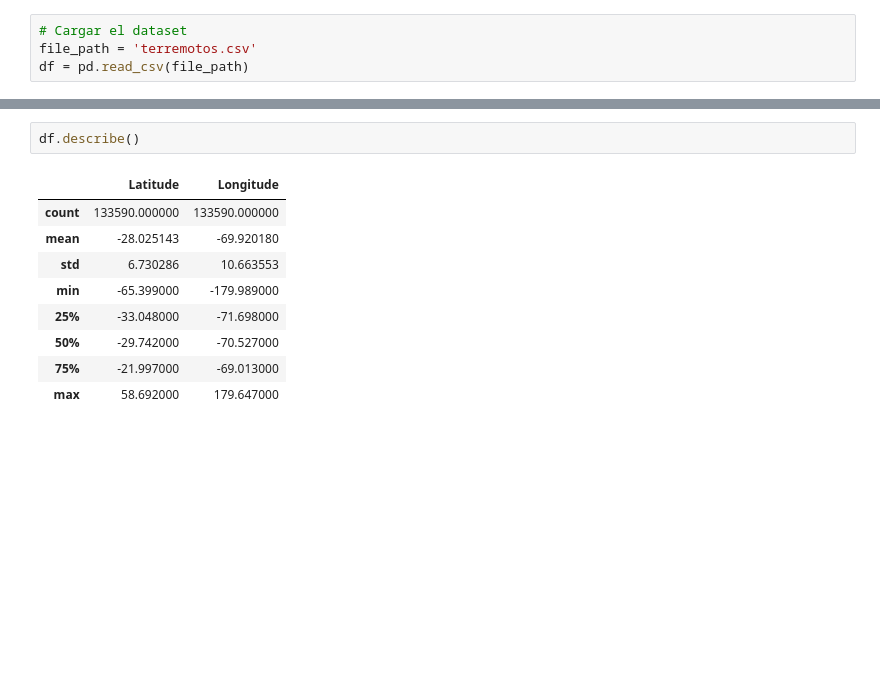
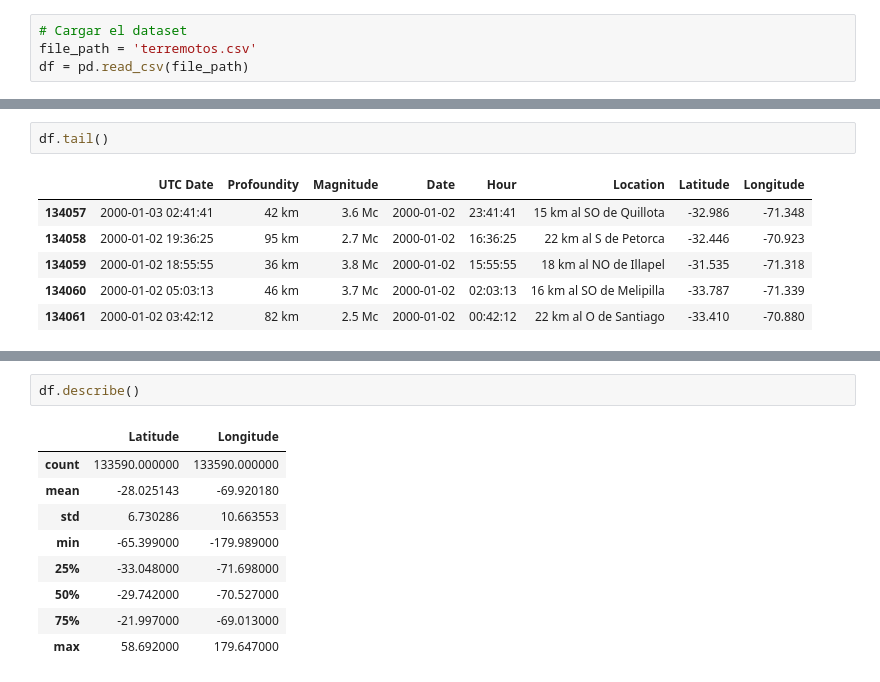
Before and after one commit to leandruko/sismos-Chile, a Jupyter notebook: analisis_sismos.ipynb, the cells around one changed output, grey strips where cells are left out. Drawn from its saved outputs; the diff is of its cells as text; blank space fills up the shorter version.

```diff
--- a/analisis _sismos.ipynb
+++ b/analisis_sismos.ipynb
@@ -11,0 +87,9 @@ df = pd.read_csv(file_path)
+# %%
+df.tail()
+# %% [output]
+|  | UTC Date | Profoundity | Magnitude | Date | Hour | Location | Latitude | Longitude |
+| 134057 | 2000-01-03 02:41:41 | 42 km | 3.6 Mc | 2000-01-02 | 23:41:41 | 15 km al SO de Quillota | -32.986 | -71.348 |
+| 134058 | 2000-01-02 19:36:25 | 95 km | 2.7 Mc | 2000-01-02 | 16:36:25 | 22 km al S de Petorca | -32.446 | -70.923 |
+| 134059 | 2000-01-02 18:55:55 | 36 km | 3.8 Mc | 2000-01-02 | 15:55:55 | 18 km al NO de Illapel | -31.535 | -71.318 |
+| 134060 | 2000-01-02 05:03:13 | 46 km | 3.7 Mc | 2000-01-02 | 02:03:13 | 16 km al SO de Melipilla | -33.787 | -71.339 |
+| 134061 | 2000-01-02 03:42:12 | 82 km | 2.5 Mc | 2000-01-02 | 00:42:12 | 22 km al O de Santiago | -33.410 | -70.880 |
```
Also changed, not shown: parts of 15 cells of this notebook, 1 other file.
